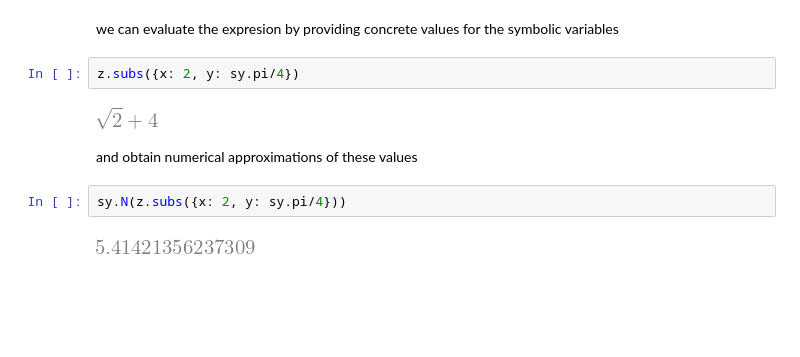
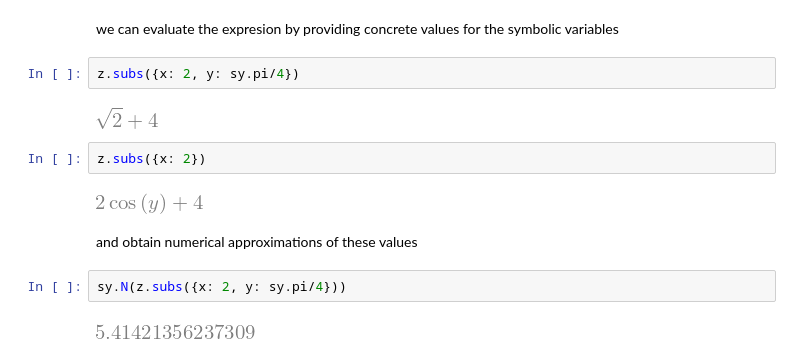
Before and after one commit to jdariasl/OTBD, a Jupyter notebook: content/C8_01_Simbolic_computing.ipynb, the cells around one changed output. Cells and saved outputs as stored; diff of their text form; blank space fills up the shorter version.

```diff
--- a/content/C8_01_Simbolic_computing.ipynb
+++ b/content/C8_01_Simbolic_computing.ipynb
@@ -79,6 +79,10 @@ we can evaluate the expresion by providing concrete values for the symbolic vari
 z.subs({x: 2, y: sy.pi/4})
 # %% [output]
 [figure]
+# %%
+z.subs({x: 2})
+# %% [output]
+[figure, added]
 # %% [markdown]
 and obtain numerical approximations of these values
 # %%
```
Also changed, not shown: parts of 12 cells of this notebook, 1 other file.
